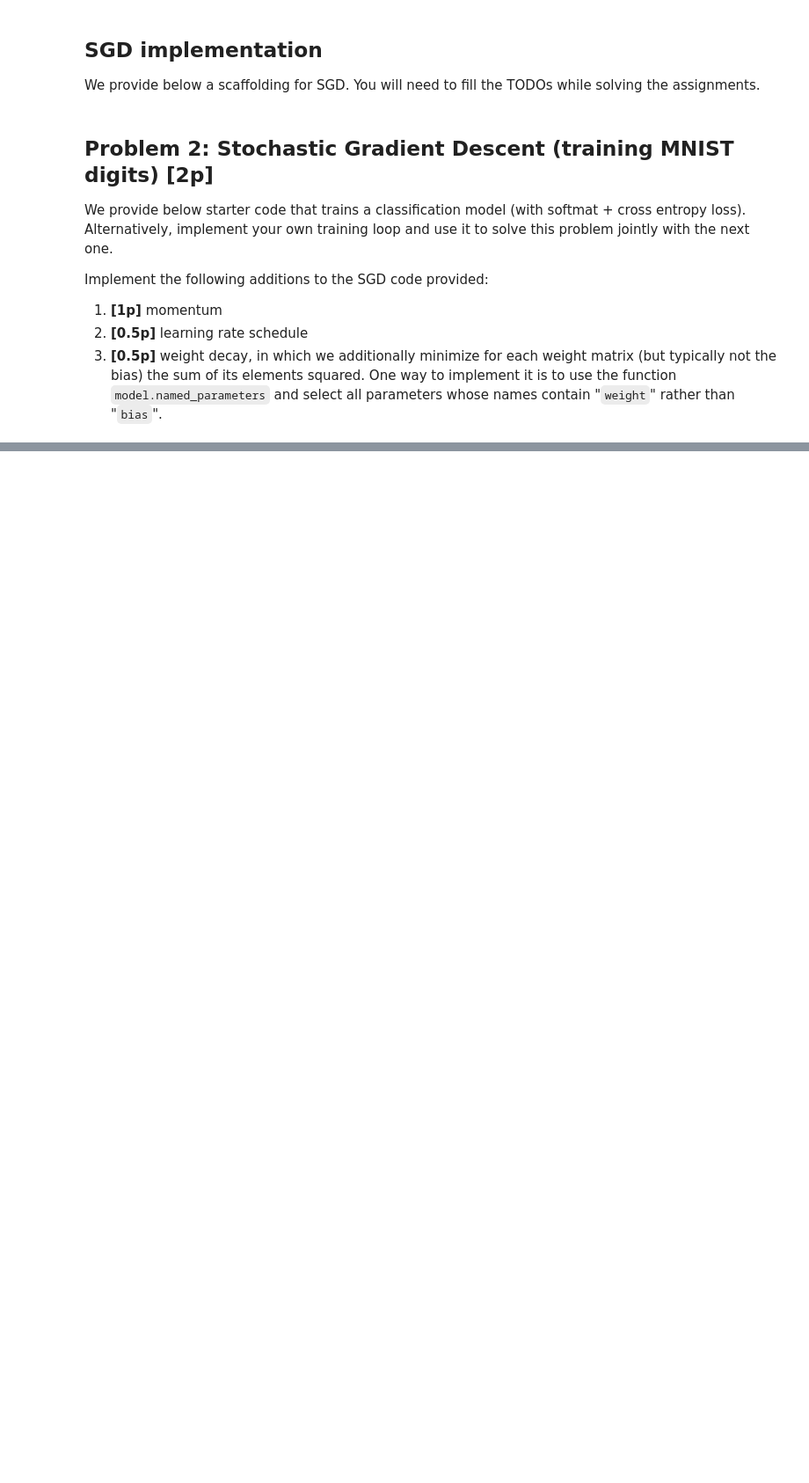
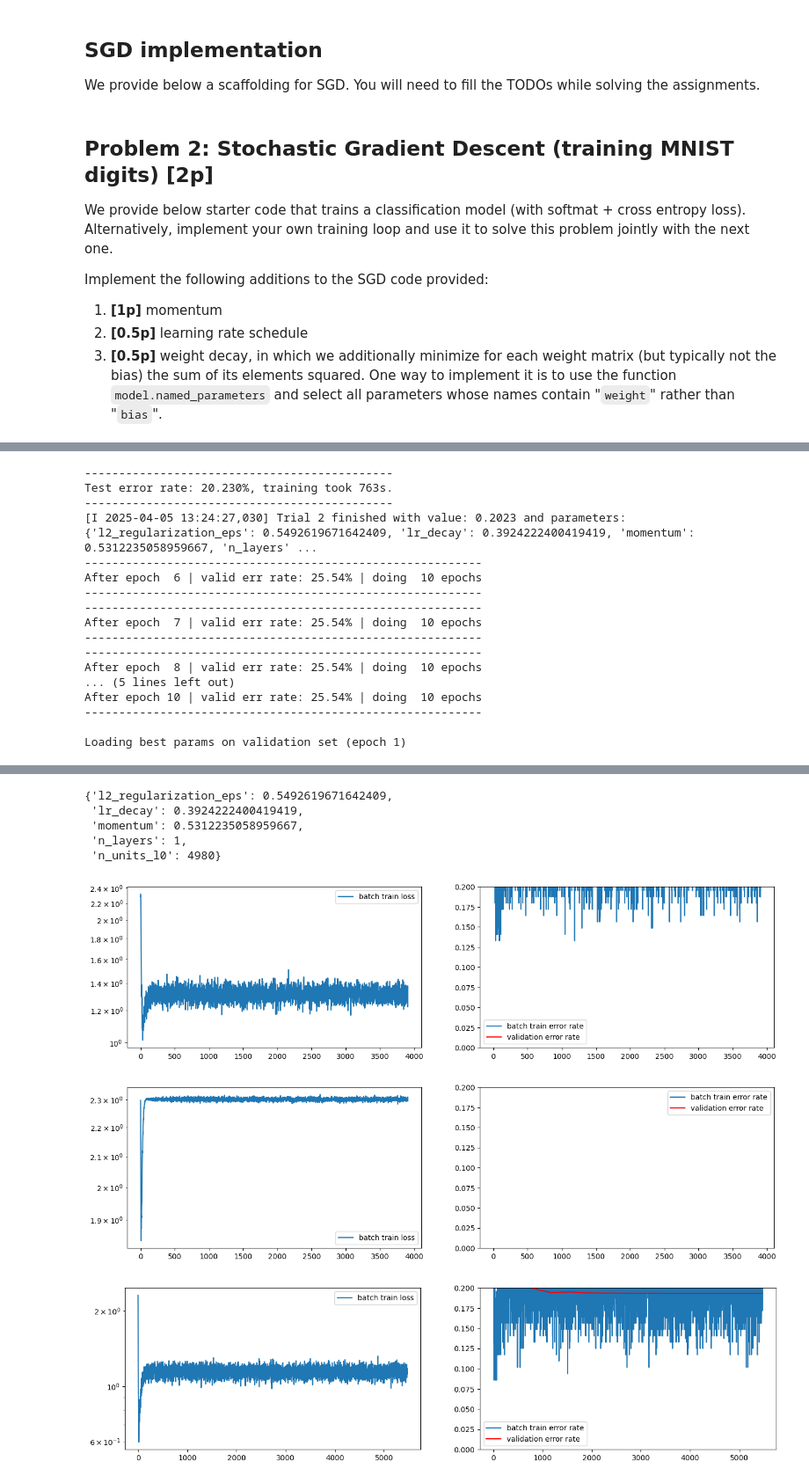
Before and after one commit to zmrocze/nn_ass2, a Jupyter notebook: src/Assignment2.ipynb, the cells around one changed output, grey strips where cells are left out. Shown at 88% size. Drawn from its saved outputs; the diff is of its cells as text; code cells hidden in the pictures; blank space fills up the shorter version.

```diff
--- a/src/Assignment2.ipynb
+++ b/src/Assignment2.ipynb
@@ -728,0 +708,20 @@ TypeError: 'NoneType' object is not subscriptable
+# %%
+# 2. Suggest values of the hyperparameters using a trial object.
+n_layers = 3
+layers = []
+
+in_features = 28 * 28
+for i in range(n_layers):
+    out_features = 100*(i+1)
+    layers.append(torch.nn.Linear(in_features, out_features))
+    layers.append(torch.nn.ReLU())
+    in_features = out_features
+layers.append(torch.nn.Linear(in_features, 10))
+layers.append(torch.nn.LogSoftmax(dim=1))
+model = torch.nn.Sequential(*layers)
+
+# with torch.no_grad():
+#     # Initialize parameters
+#     for name, p in model.named_parameters():
+#       print(name)
+#       print(p.shape[1])
@@ -728,0 +880,10 @@ TypeError: 'NoneType' object is not subscriptable
+# %%
+# 3. Create a study object and optimize the objective function.
+study = optuna.create_study(
+    direction='minimize',
+    storage="sqlite:///db.sqlite3"
+    )
+
+study.optimize(objective, n_trials=4, show_progress_bar=True, n_jobs=12, gc_after_trial=False)
+study.best_params
+# %% [output]
@@ -728,0 +942,17 @@ TypeError: 'NoneType' object is not subscriptable
+---------------------------------------------
+Test error rate: 20.230%, training took 763s.
+---------------------------------------------
+[I 2025-04-05 13:24:27,030] Trial 2 finished with value: 0.2023 and parameters: {'l2_regularization_eps': 0.5492619671642409, 'lr_decay': 0.3924222400419419, 'momentum': 0.5312235058959667, 'n_layers' ...
+----------------------------------------------------------
+After epoch  6 | valid err rate: 25.54% | doing  10 epochs
+----------------------------------------------------------
+----------------------------------------------------------
+After epoch  7 | valid err rate: 25.54% | doing  10 epochs
+----------------------------------------------------------
+----------------------------------------------------------
+After epoch  8 | valid err rate: 25.54% | doing  10 epochs
+... (5 lines left out)
+After epoch 10 | valid err rate: 25.54% | doing  10 epochs
+----------------------------------------------------------
+
+Loading best params on validation set (epoch 1)
@@ -728,0 +963,8 @@ TypeError: 'NoneType' object is not subscriptable
+{'l2_regularization_eps': 0.5492619671642409,
+ 'lr_decay': 0.3924222400419419,
+ 'momentum': 0.5312235058959667,
+ 'n_layers': 1,
+ 'n_units_l0': 4980}
+[figure, added]
+[figure, added]
+[figure, added]
```
Also changed, not shown: parts of 12 cells of this notebook, 1 other file.
